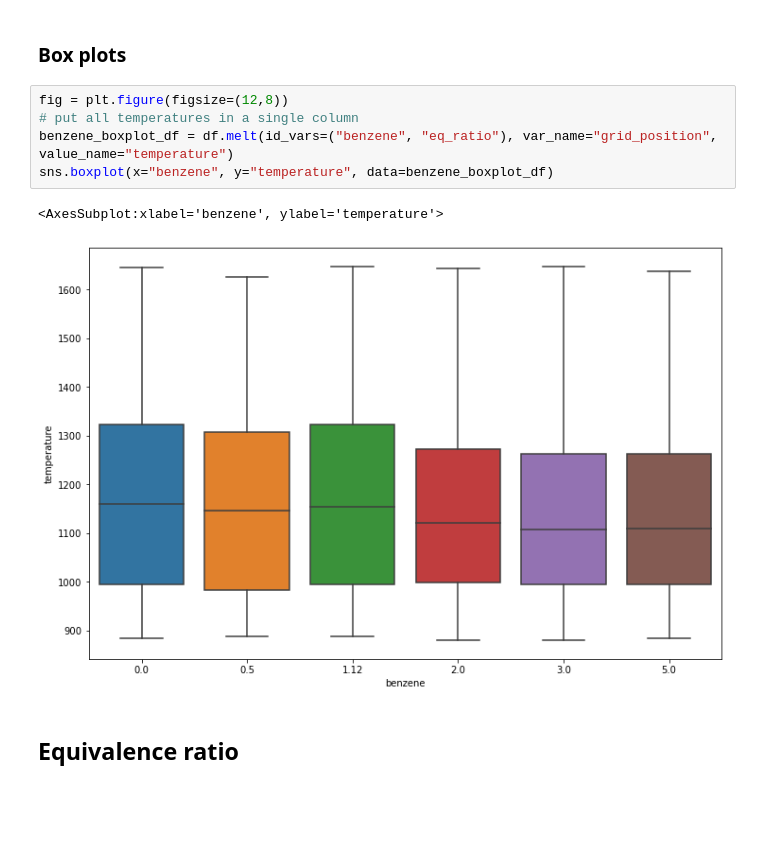
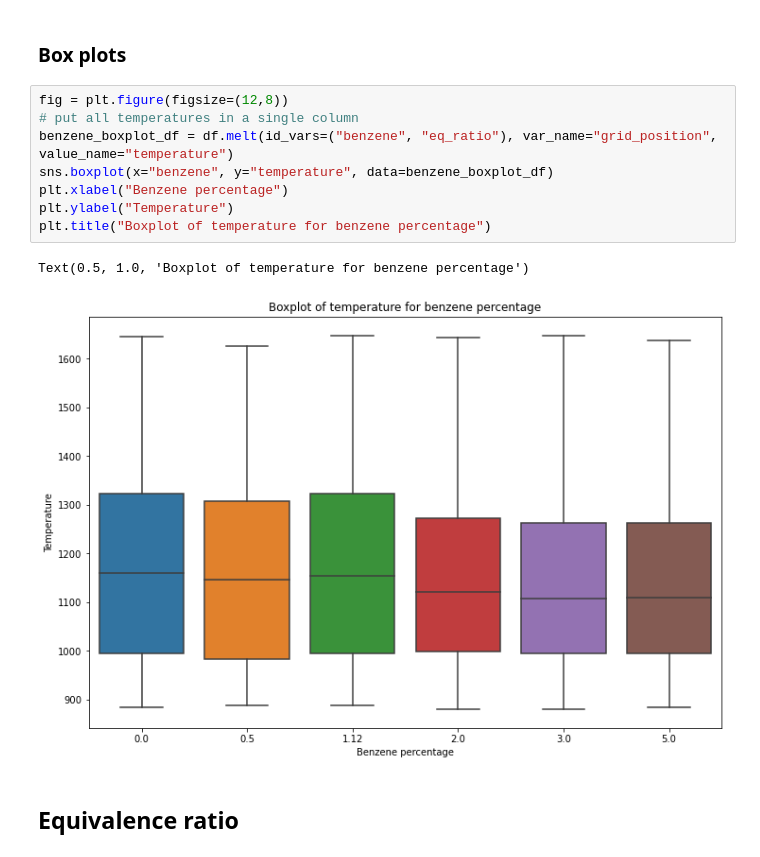
Before and after one commit to rafftod/DataDrivenDTFurnace, a Jupyter notebook: analysis.ipynb, the cells around one changed output. Saved outputs shown, nothing was run; the diff lists cells and outputs as text; blank space fills up the shorter version.

Commit message:
Update axes and title for boxplot

```diff
--- a/analysis.ipynb
+++ b/analysis.ipynb
@@ -85,11 +85,14 @@ for index, benzene_p in enumerate(df["benzene"].unique()):
 # %%
 fig = plt.figure(figsize=(12,8))
 # put all temperatures in a single column
 benzene_boxplot_df = df.melt(id_vars=("benzene", "eq_ratio"), var_name="grid_position", value_name="temperature")
 sns.boxplot(x="benzene", y="temperature", data=benzene_boxplot_df)
+plt.xlabel("Benzene percentage")
+plt.ylabel("Temperature")
+plt.title("Boxplot of temperature for benzene percentage")
 # %% [output]
-<AxesSubplot:xlabel='benzene', ylabel='temperature'>
+Text(0.5, 1.0, 'Boxplot of temperature for benzene percentage')
-[figure, old version]
+[figure, new version]
 # %% [markdown]
 ## Equivalence ratio
 # %%
```
